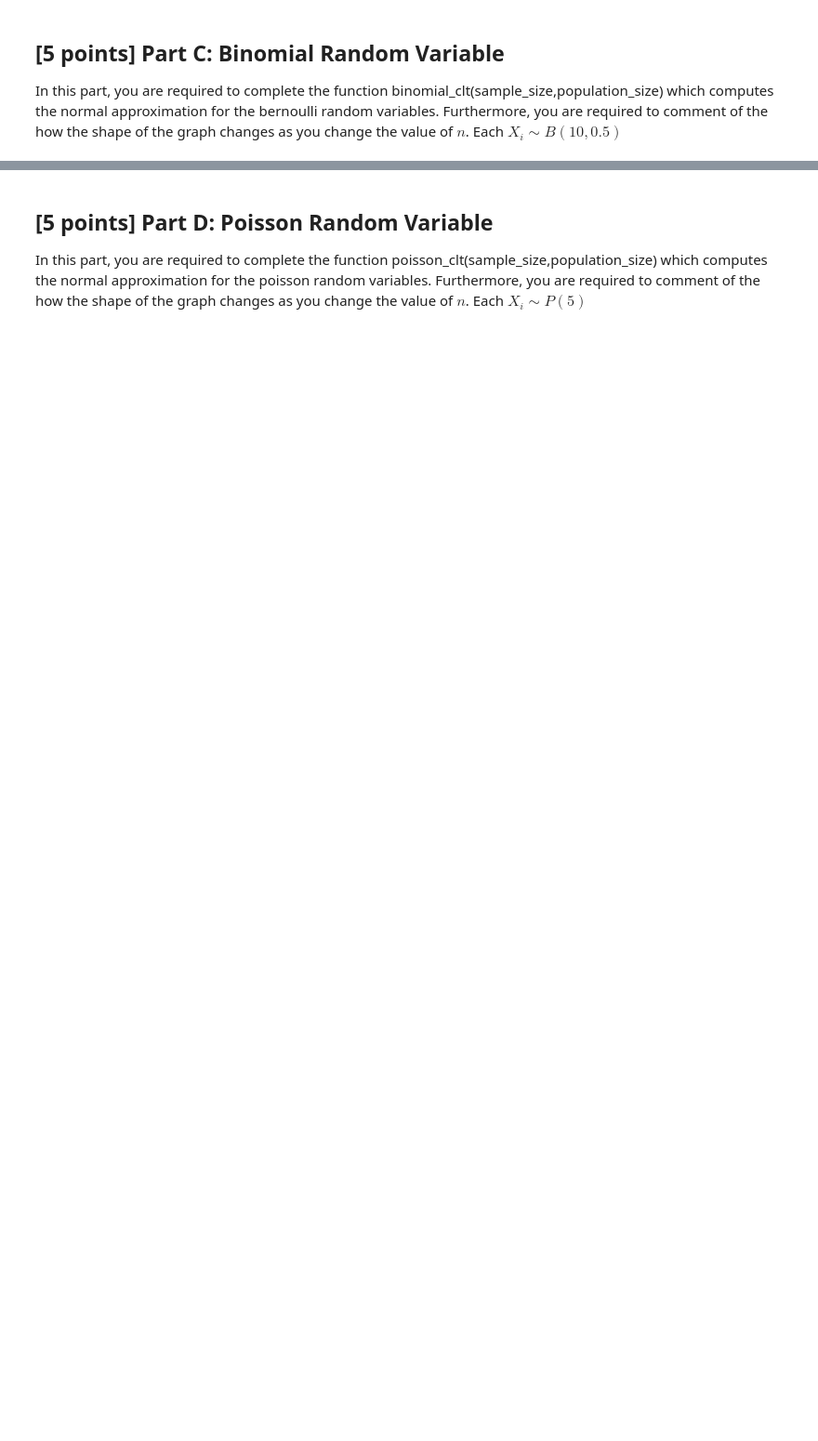
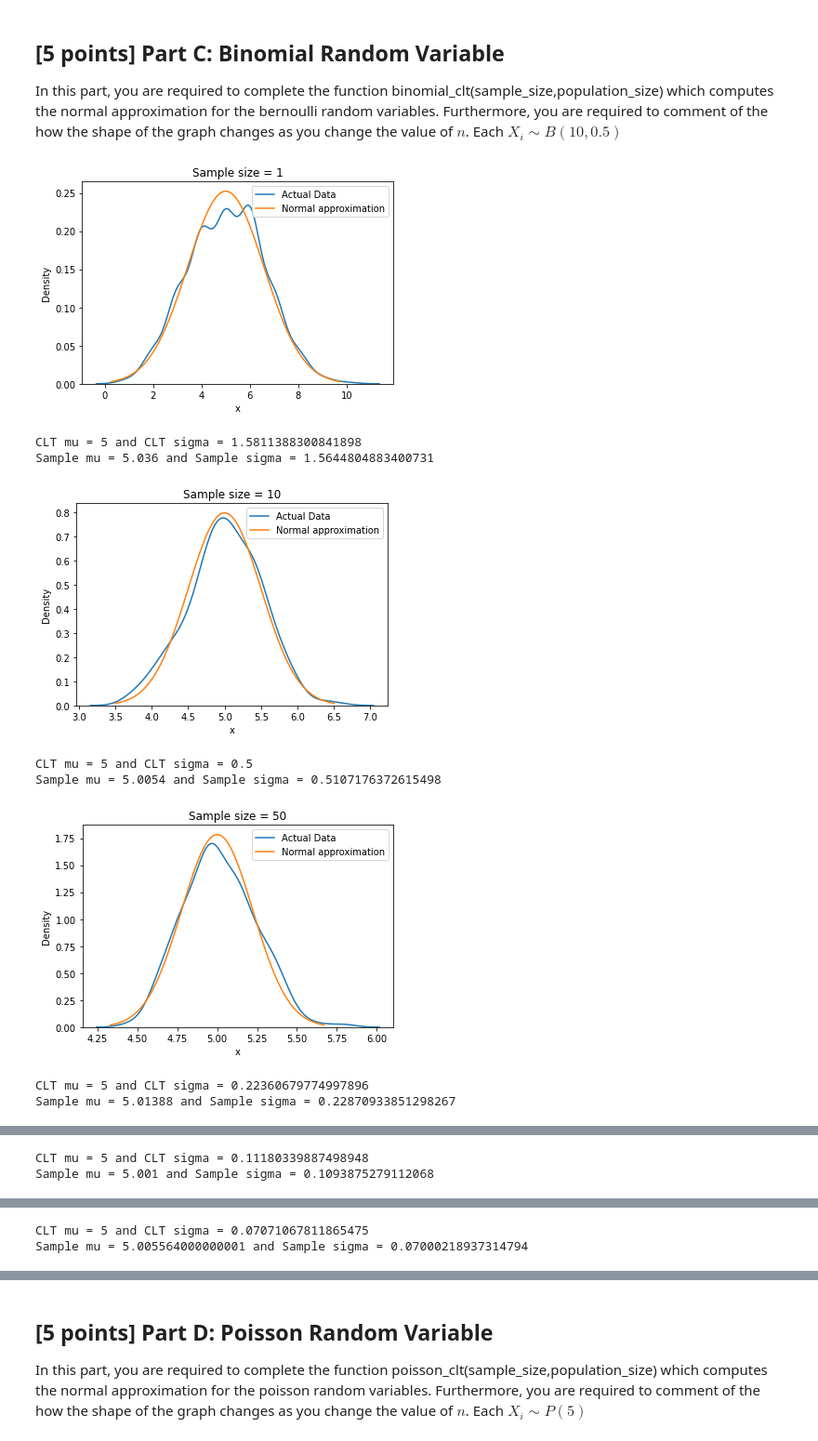
Before and after one commit to mj06879/Probability-and-Statistics-Projects, a Jupyter notebook: 3/Project_3_Student_Submission.ipynb, the cells around one changed output, grey strips where cells are left out. Shown at 93% size. Cells and saved outputs as stored; diff of their text form; code cells hidden in the pictures; blank space fills up the shorter version.

```diff
--- a/3/Project_3_Student_Submission.ipynb
+++ b/3/Project_3_Student_Submission.ipynb
@@ -274,42 +318,54 @@ for i in [1,10,50,200,500,1000,10000,100000]:
 In this part, you are required to complete the function binomial_clt(sample_size,population_size) which computes the normal approximation for the bernoulli random variables. Furthermore, you are required to comment of the how the shape of the graph changes as you change the value of $n$. Each ${X_i} \sim B(10,0.5)$
 # %%
 #TODO: Complete function binomial_clt
-def binomial_clt(sample_size,population_size):
+def binomial_clt(sample_size, population_size):
     """
     This function computes the normal approximation for the binomial random variables.
     """
     # Mean of the binomial random variable
-    mean =
+    mean = 5
     # Standard deviation of the binomial random variable
-    std =
+    std = (10**0.5) / 2
     # Create Dataframe to store sampling results
     df = pd.DataFrame()
     # Simulation
     for i in range(population_size):
         # Simulate binomial brandom variables
-        binomial_sample =
+        binomial_sample = np.random.binomial(10, 0.5, sample_size)
         col = f'sample {i}'
         df[col] = binomial_sample
     # Compute sample means
-    df_sample = pd.DataFrame(df.mean(),columns=['Sample means'])
+    df_sample = pd.DataFrame(df.mean(), columns=['Sample means'])
     # X_n ~ N(mu, sigma^2/2)
     clt_mu = mean
-    clt_sigma = std/np.sqrt(sample_size)
+    clt_sigma = std / np.sqrt(sample_size)
     s_mu = df_sample.mean().values[0]
     s_sigma = df_sample.std().values[0]
     # Plot distribution of sample means
-    sns.distplot(df_sample,hist=False,label="Actual Data");
+    sns.distplot(df_sample, hist=False, label="Actual Data")
     # Plot CLT distribution
-    X = np.linspace(clt_mu - 3*clt_sigma, clt_mu + 3*clt_sigma, 100)
+    X = np.linspace(clt_mu - 3 * clt_sigma, clt_mu + 3 * clt_sigma, 100)
     Y = stats.norm.pdf(X, clt_mu, clt_sigma)
-    plt.plot(X, Y, label= "Normal approximation")
+    plt.plot(X, Y, label="Normal approximation")
     plt.title(f'Sample size = {sample_size}')
     plt.legend()
     plt.ylabel("Density")
     plt.xlabel("x")
     plt.show()
     # Print CLT statistics vs actual statistics
     print(f'CLT mu = {clt_mu} and CLT sigma = {clt_sigma}')
     print(f'Sample mu = {s_mu} and Sample sigma = {s_sigma}')
-for i in [1,10,50,200,500,1000,10000,100000]:
-    binomial_clt(i,500)
+
+
+for i in [1, 10, 50, 200, 500, 1000, 10000, 100000]:
+    binomial_clt(i, 500)
+# %% [output]
+[figure, added]
+CLT mu = 5 and CLT sigma = 1.5811388300841898
+Sample mu = 5.036 and Sample sigma = 1.5644804883400731
+[figure, added]
+CLT mu = 5 and CLT sigma = 0.5
+Sample mu = 5.0054 and Sample sigma = 0.5107176372615498
+[figure, added]
+CLT mu = 5 and CLT sigma = 0.22360679774997896
+Sample mu = 5.01388 and Sample sigma = 0.22870933851298267
@@ -315,0 +373,2 @@ for i in [1,10,50,200,500,1000,10000,100000]:
+CLT mu = 5 and CLT sigma = 0.11180339887498948
+Sample mu = 5.001 and Sample sigma = 0.1093875279112068
@@ -315,0 +376,2 @@ for i in [1,10,50,200,500,1000,10000,100000]:
+CLT mu = 5 and CLT sigma = 0.07071067811865475
+Sample mu = 5.005564000000001 and Sample sigma = 0.07000218937314794
```
Also changed, not shown: parts of 4 cells of this notebook.
